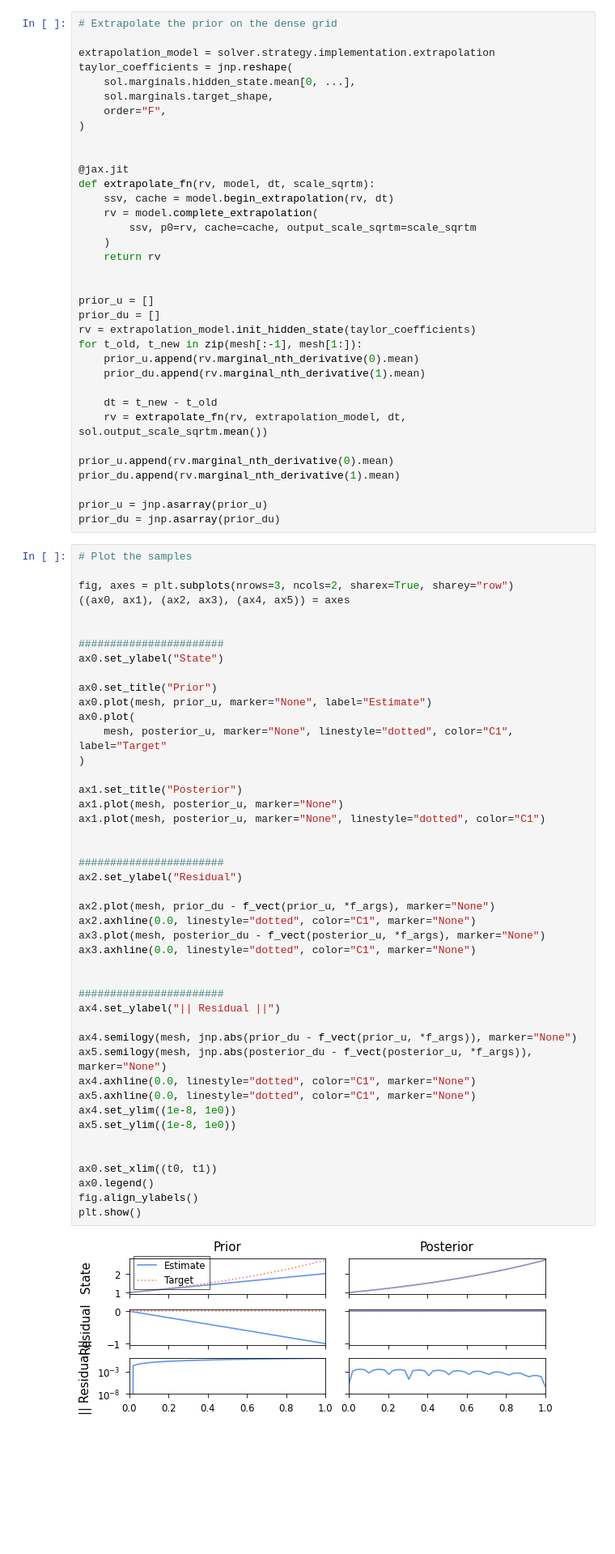
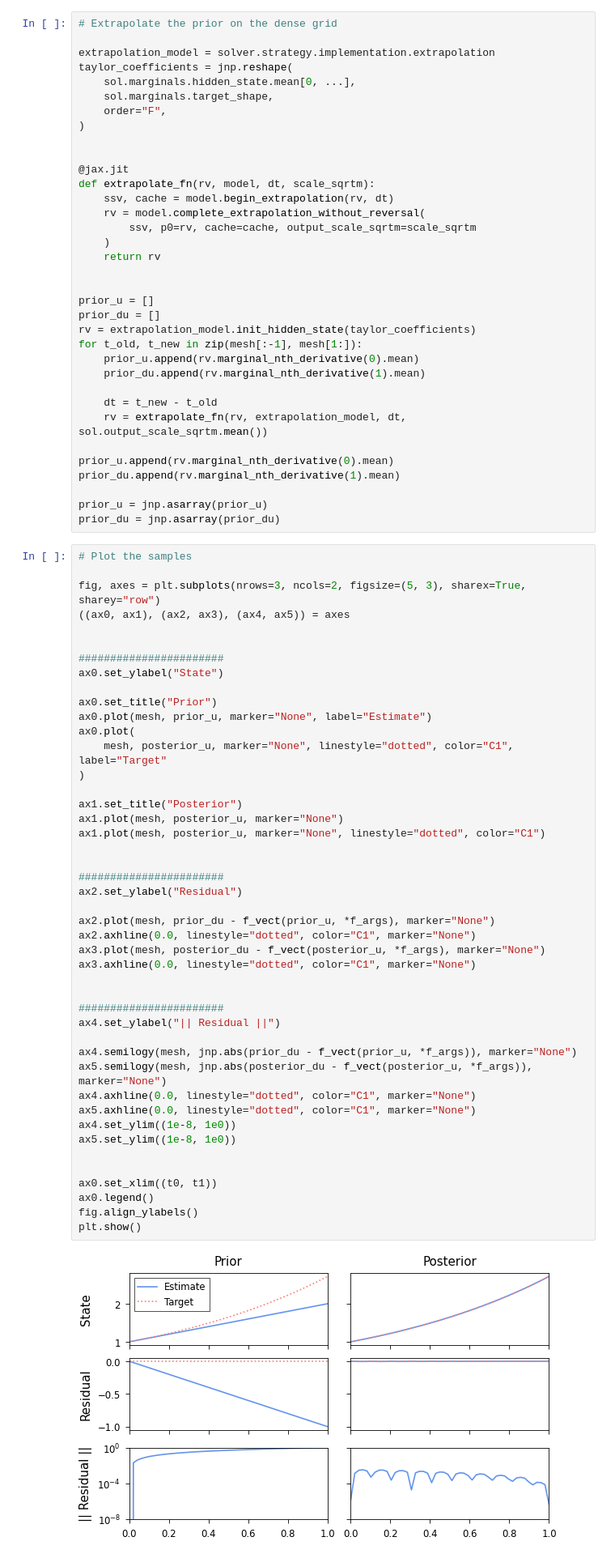
Before and after one commit to pnkraemer/probdiffeq, a Jupyter notebook: docs/examples/conditioning-on-zero-residual.ipynb, the cells around one changed output. Shown at 81% size. Cells and saved outputs as stored; diff of their text form; blank space fills up the shorter version.

Commit message:
Simplify extrapolation (#511)
* begin_extrapolation is begin_extrapolation_without_reversal

* Renamed revert_markov_kernel

* Fixed notebook

```diff
--- a/docs/examples/conditioning-on-zero-residual.ipynb
+++ b/docs/examples/conditioning-on-zero-residual.ipynb
@@ -74,7 +74,7 @@ taylor_coefficients = jnp.reshape(
 @jax.jit
 def extrapolate_fn(rv, model, dt, scale_sqrtm):
     ssv, cache = model.begin_extrapolation(rv, dt)
-    rv = model.complete_extrapolation(
+    rv = model.complete_extrapolation_without_reversal(
         ssv, p0=rv, cache=cache, output_scale_sqrtm=scale_sqrtm
     )
     return rv
@@ -98,7 +98,7 @@ prior_du = jnp.asarray(prior_du)
 # %%
 # Plot the samples
 
-fig, axes = plt.subplots(nrows=3, ncols=2, sharex=True, sharey="row")
+fig, axes = plt.subplots(nrows=3, ncols=2, figsize=(5, 3), sharex=True, sharey="row")
 ((ax0, ax1), (ax2, ax3), (ax4, ax5)) = axes
 
 
@@ -114,33 +114,33 @@ ax0.plot(
 ax1.set_title("Posterior")
 ax1.plot(mesh, posterior_u, marker="None")
 ax1.plot(mesh, posterior_u, marker="None", linestyle="dotted", color="C1")
 
 
 #######################
 ax2.set_ylabel("Residual")
 
 ax2.plot(mesh, prior_du - f_vect(prior_u, *f_args), marker="None")
 ax2.axhline(0.0, linestyle="dotted", color="C1", marker="None")
 ax3.plot(mesh, posterior_du - f_vect(posterior_u, *f_args), marker="None")
 ax3.axhline(0.0, linestyle="dotted", color="C1", marker="None")
 
 
 #######################
 ax4.set_ylabel("|| Residual ||")
 
 ax4.semilogy(mesh, jnp.abs(prior_du - f_vect(prior_u, *f_args)), marker="None")
 ax5.semilogy(mesh, jnp.abs(posterior_du - f_vect(posterior_u, *f_args)), marker="None")
 ax4.axhline(0.0, linestyle="dotted", color="C1", marker="None")
 ax5.axhline(0.0, linestyle="dotted", color="C1", marker="None")
 ax4.set_ylim((1e-8, 1e0))
 ax5.set_ylim((1e-8, 1e0))
 
 
 ax0.set_xlim((t0, t1))
 ax0.legend()
 fig.align_ylabels()
 plt.show()
 # %% [output]
-[figure, old version]
+[figure, new version]
 # %% [markdown]
 The prior state estimate (top left) has a large residual $\dot u - f(u)$. By conditioning on satisfying a zero residual (bottom left to bottom right), the state estimate becomes a useful ODE solution (top right).
```
Also changed, not shown: 9 other files.
